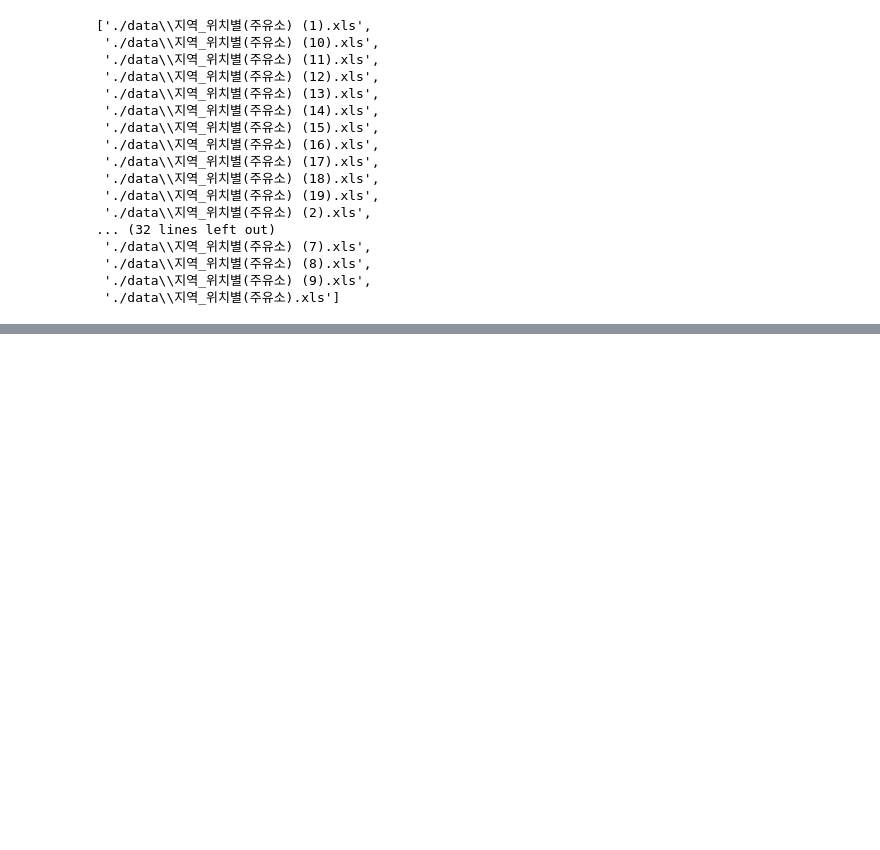
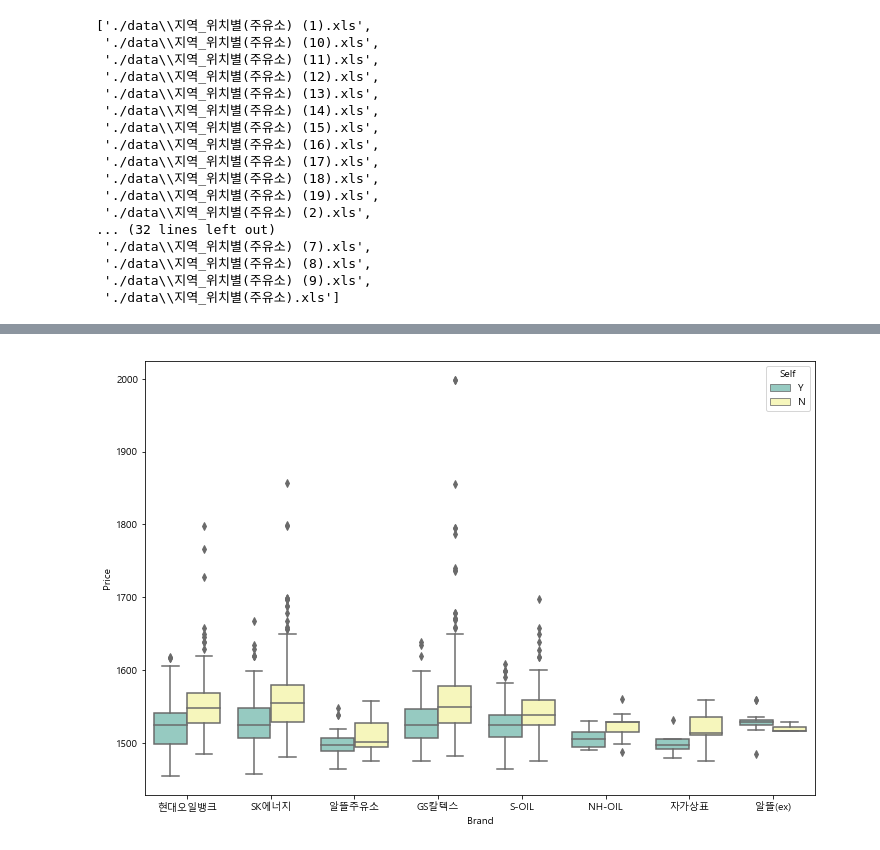
Before and after one commit to syneffort/DataAnalysis_Python, a Jupyter notebook: 04. SelfOil/SelfOil.ipynb, the cells around one changed output, grey strips where cells are left out. Cells and saved outputs as stored; diff of their text form; code cells hidden in the pictures; blank space fills up the shorter version.

```diff
--- a/04. SelfOil/SelfOil.ipynb
+++ b/04. SelfOil/SelfOil.ipynb
@@ -86,0 +315,6 @@ glob('./data/지역*.xls')
+# %%
+plt.figure(figsize=(12,8))
+sns.boxplot(x='Brand',y='Price',hue='Self',data=stations,palette='Set3')
+plt.show()
+# %% [output]
+[figure, added]
```
Also changed, not shown: parts of 25 cells of this notebook, 2 other files.
